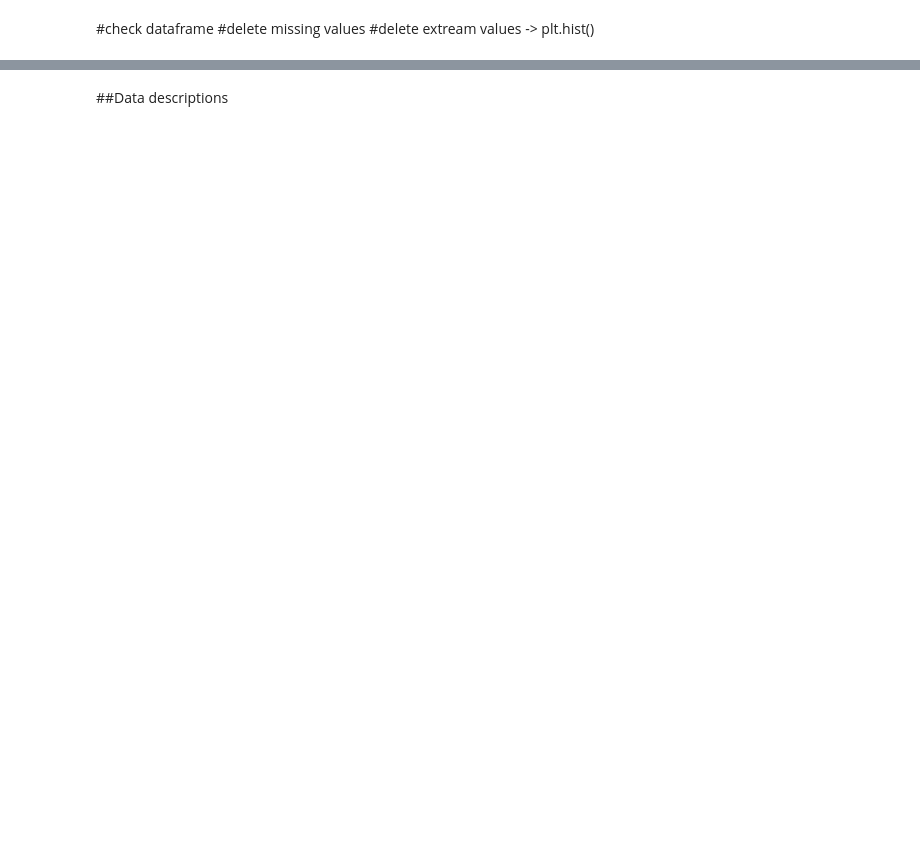
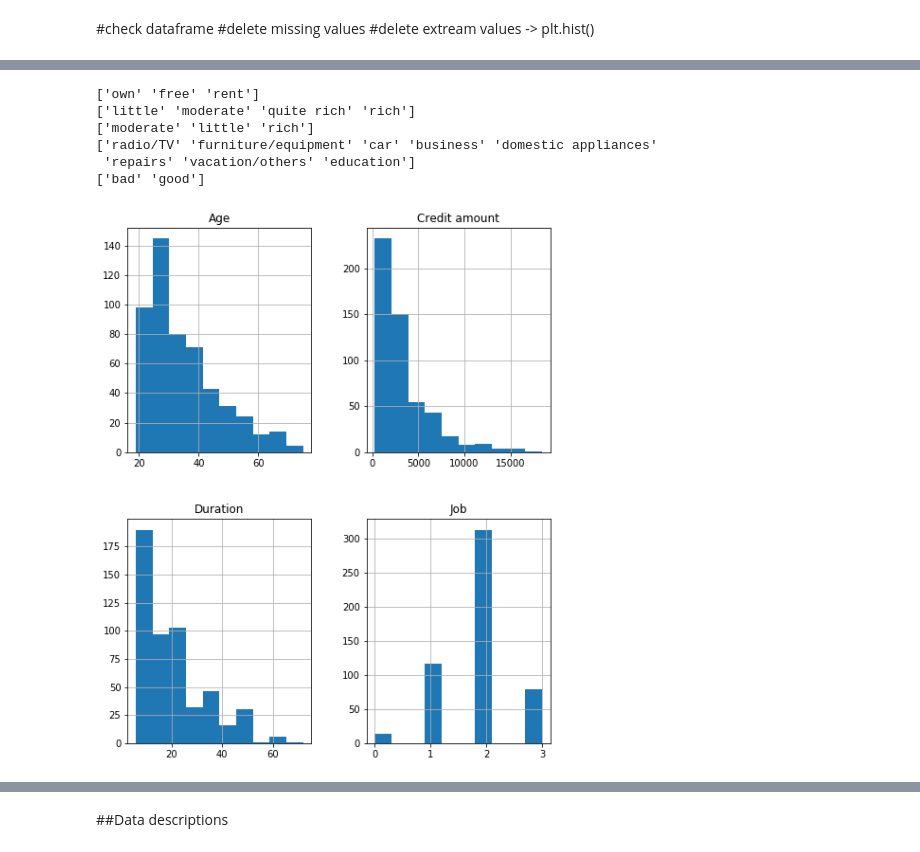
Before and after one commit to menglinxia1/credit_risk, a Jupyter notebook: Logistic regression.ipynb, the cells around one changed output, grey strips where cells are left out. Cells and saved outputs as stored; diff of their text form; code cells hidden in the pictures; blank space fills up the shorter version.

```diff
--- a/Logistic regression.ipynb
+++ b/Logistic regression.ipynb
@@ -15,0 +13,8 @@ df_credit = pd.read_csv("/Users/Jici/Desktop/german_credit_data.csv")
+# %%
+import os
+os.chdir("/Users/xiamenglin/Desktop/credit-risk/credit_risk")
+
+
+#Importing data
+df_credit = pd.read_csv("./german_credit_data.csv")
+print(df_credit.shape)
@@ -58,0 +27,4 @@ plt.show()
+# %%
+df_credit=df_credit.iloc[:,1:]
+df_credit = df_credit.dropna() #drop nan
+df_credit.head()
@@ -58,0 +54,21 @@ plt.show()
+# %%
+print(df_credit.Housing.unique())
+print(df_credit["Saving accounts"].unique())
+print(df_credit["Checking account"].unique())
+print(df_credit["Purpose"].unique())
+print(df_credit["Risk"].unique())
+# %% [output]
+['own' 'free' 'rent']
+['little' 'moderate' 'quite rich' 'rich']
+['moderate' 'little' 'rich']
+['radio/TV' 'furniture/equipment' 'car' 'business' 'domestic appliances'
+ 'repairs' 'vacation/others' 'education']
+['bad' 'good']
+# %%
+#fig size
+plt.rcParams["figure.figsize"] = (8,10)
+
+df_credit.hist()
+plt.show()
+# %% [output]
+[figure, added]
```
Also changed, not shown: parts of 34 cells of this notebook.
